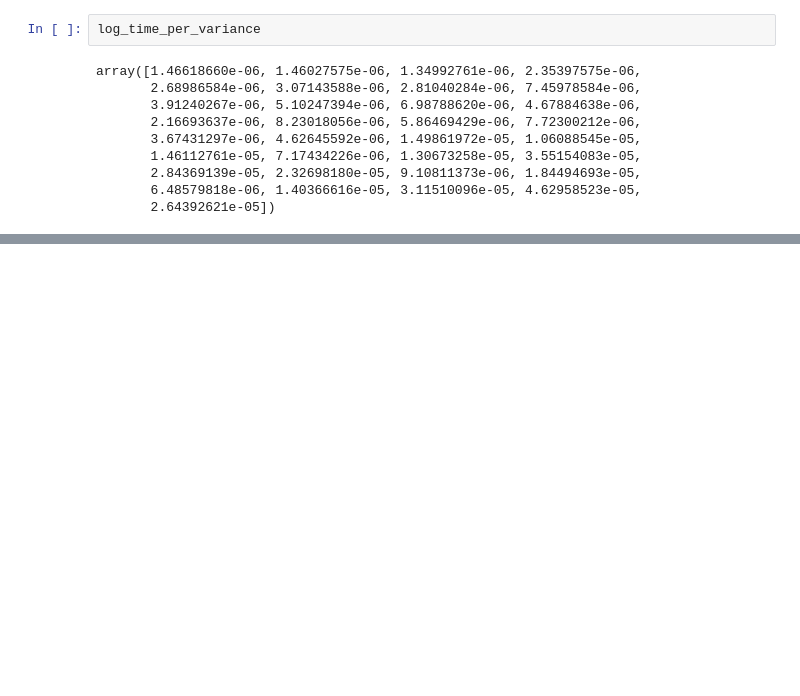
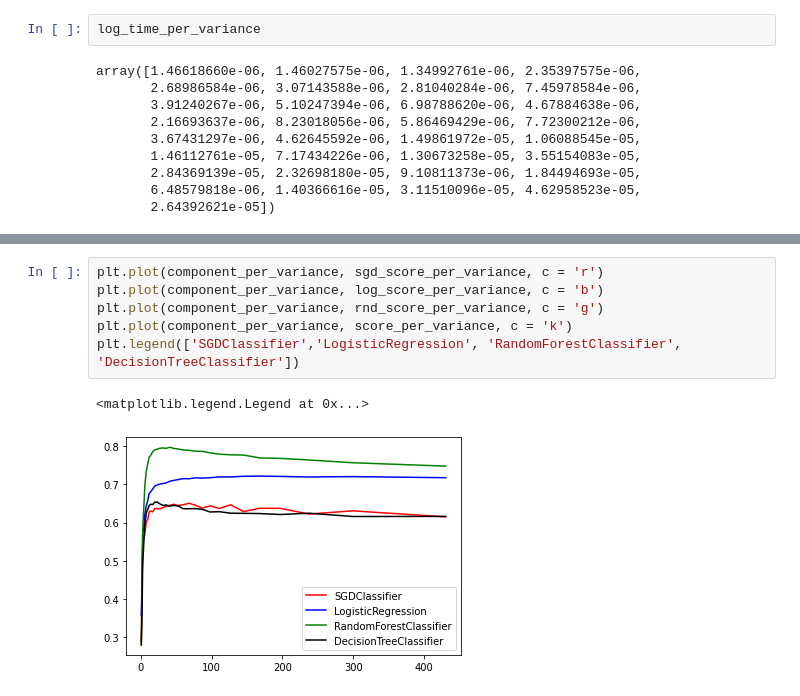
Before and after one commit to ykykyk112/machine_learning, a Jupyter notebook: sklearn_exercise/Dimentionality_Reduction.ipynb, the cells around one changed output, grey strips where cells are left out. Cells and saved outputs as stored; diff of their text form; blank space fills up the shorter version.

```diff
--- a/sklearn_exercise/Dimentionality_Reduction.ipynb
+++ b/sklearn_exercise/Dimentionality_Reduction.ipynb
@@ -535,0 +552,9 @@ array([0.00592916, 0.00812506, 0.00150769, 0.00145284, 0.00178004,
+# %%
+plt.plot(component_per_variance, sgd_score_per_variance, c = 'r')
+plt.plot(component_per_variance, log_score_per_variance, c = 'b')
+plt.plot(component_per_variance, rnd_score_per_variance, c = 'g')
+plt.plot(component_per_variance, score_per_variance, c = 'k')
+plt.legend(['SGDClassifier','LogisticRegression', 'RandomForestClassifier', 'DecisionTreeClassifier'])
+# %% [output]
+<matplotlib.legend.Legend at 0x...>
+[figure, added]
```
Also changed, not shown: parts of 40 cells of this notebook.
